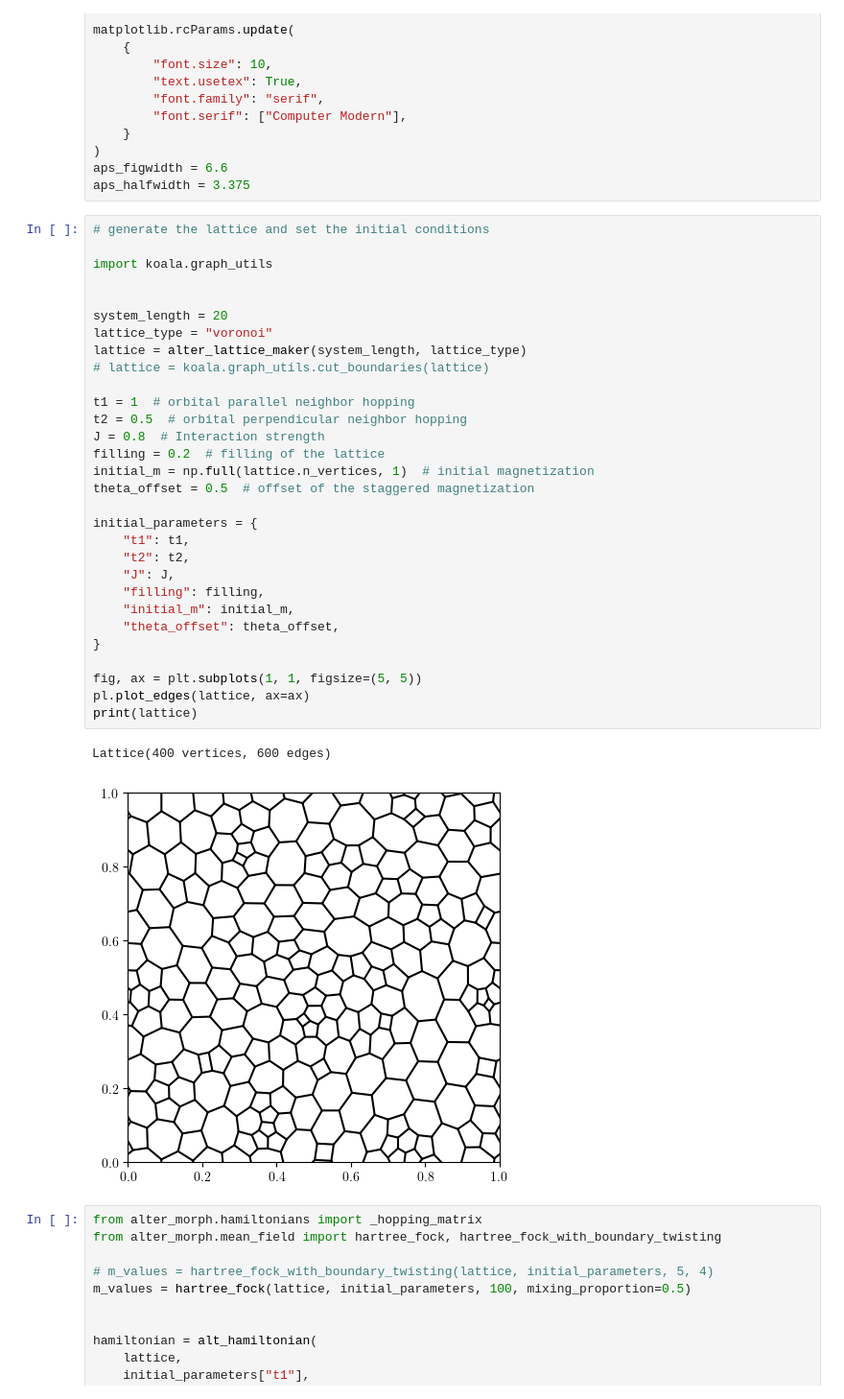
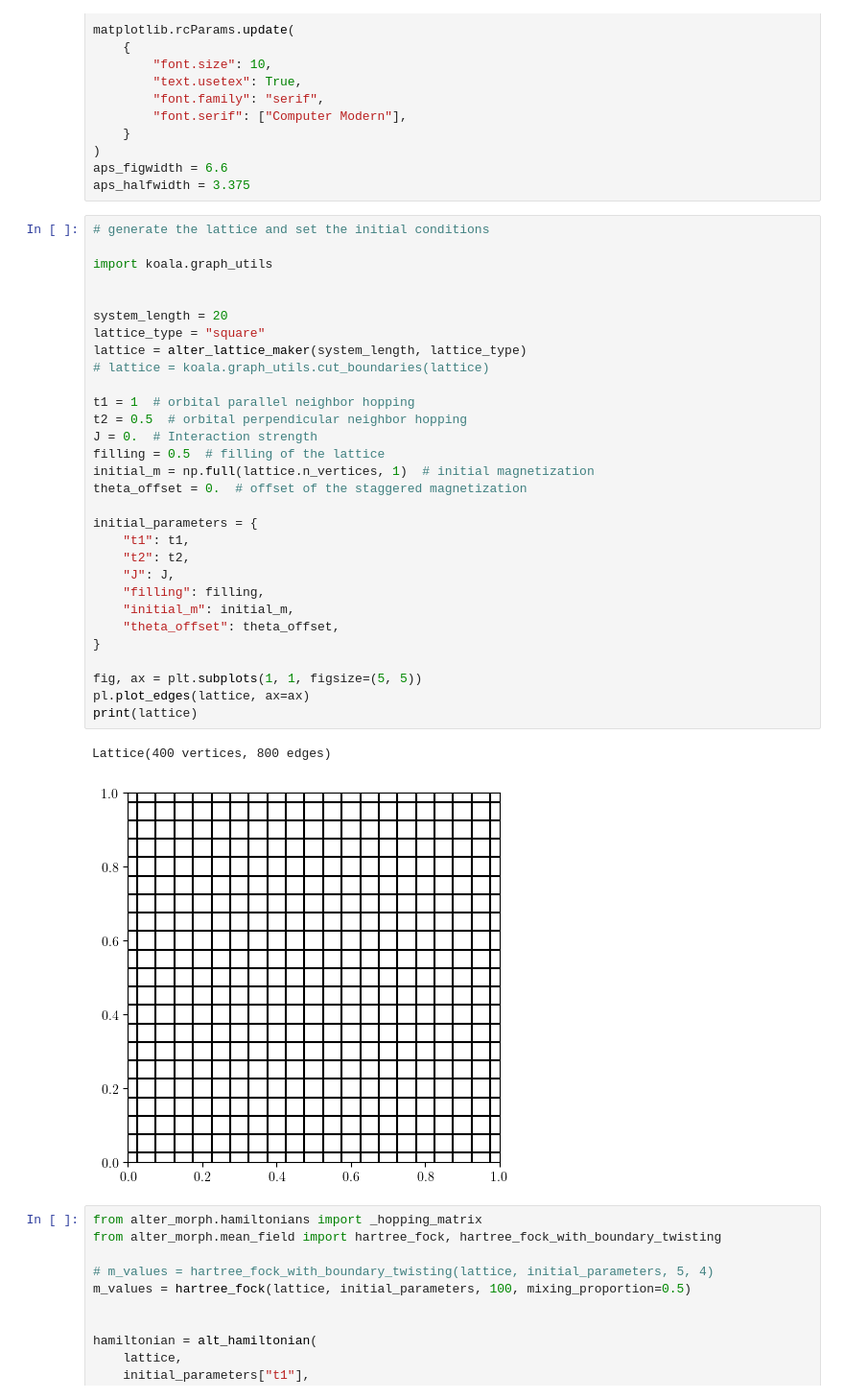
Before and after one commit to dpreuo/alter_morph, a Jupyter notebook: amorphous_mean_field.ipynb, the cells around one changed output. Shown at 96% size. Drawn from its saved outputs; the diff is of its cells as text.

```diff
--- a/amorphous_mean_field.ipynb
+++ b/amorphous_mean_field.ipynb
@@ -33,36 +33,36 @@ aps_halfwidth = 3.375
 # %%
 # generate the lattice and set the initial conditions
 
 import koala.graph_utils
 
 
 system_length = 20
-lattice_type = "voronoi"
+lattice_type = "square"
 lattice = alter_lattice_maker(system_length, lattice_type)
 # lattice = koala.graph_utils.cut_boundaries(lattice)
 
 t1 = 1  # orbital parallel neighbor hopping
 t2 = 0.5  # orbital perpendicular neighbor hopping
-J = 0.8  # Interaction strength
-filling = 0.2  # filling of the lattice
+J = 0.  # Interaction strength
+filling = 0.5  # filling of the lattice
 initial_m = np.full(lattice.n_vertices, 1)  # initial magnetization
-theta_offset = 0.5  # offset of the staggered magnetization
+theta_offset = 0.  # offset of the staggered magnetization
 
 initial_parameters = {
     "t1": t1,
     "t2": t2,
     "J": J,
     "filling": filling,
     "initial_m": initial_m,
     "theta_offset": theta_offset,
 }
 
 fig, ax = plt.subplots(1, 1, figsize=(5, 5))
 pl.plot_edges(lattice, ax=ax)
 print(lattice)
 # %% [output]
-Lattice(400 vertices, 600 edges)
+Lattice(400 vertices, 800 edges)
-[figure, old version]
+[figure, new version]
 # %%
 from alter_morph.hamiltonians import _hopping_matrix
 from alter_morph.mean_field import hartree_fock, hartree_fock_with_boundary_twisting
```
Also changed, not shown: parts of 4 cells of this notebook, 4 other files.
